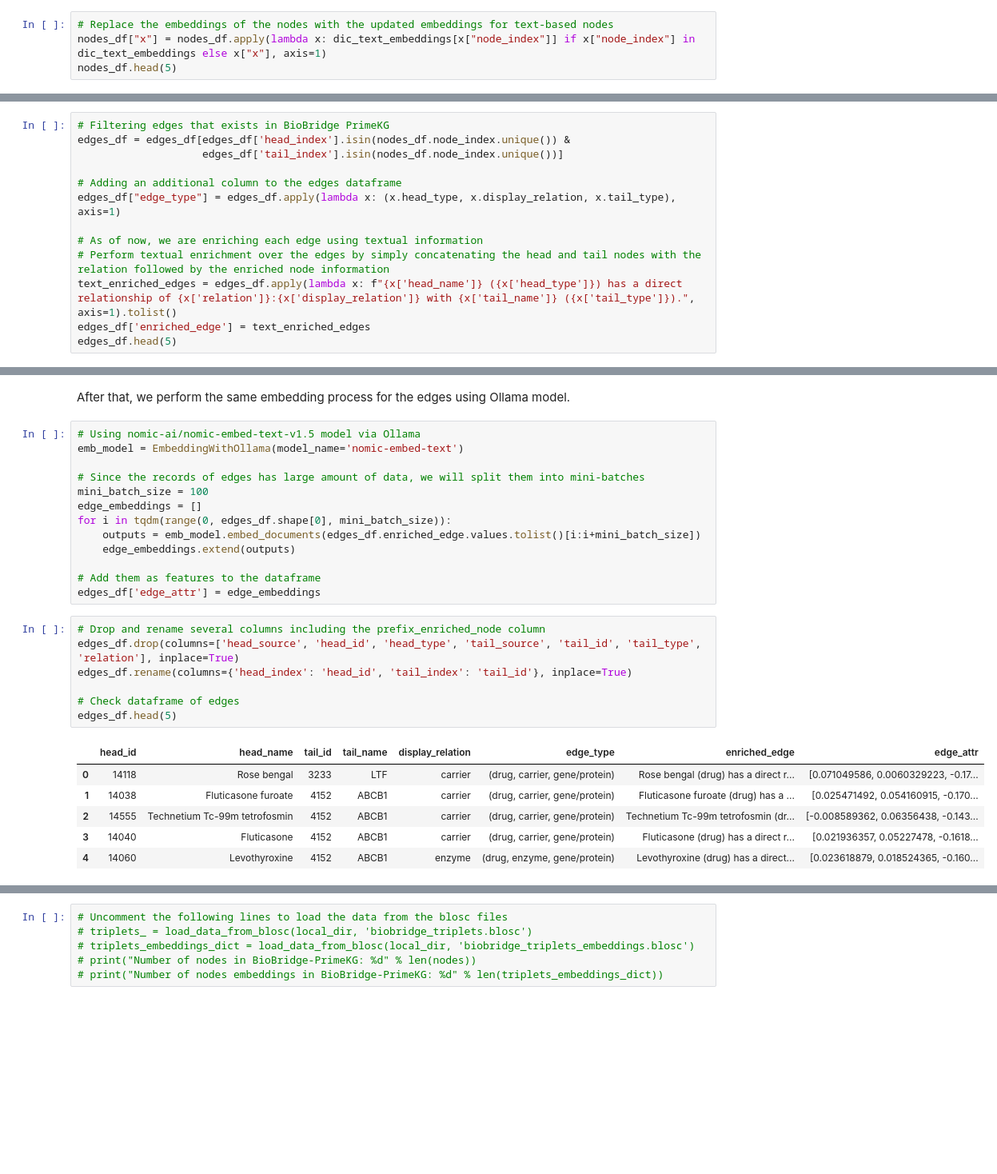
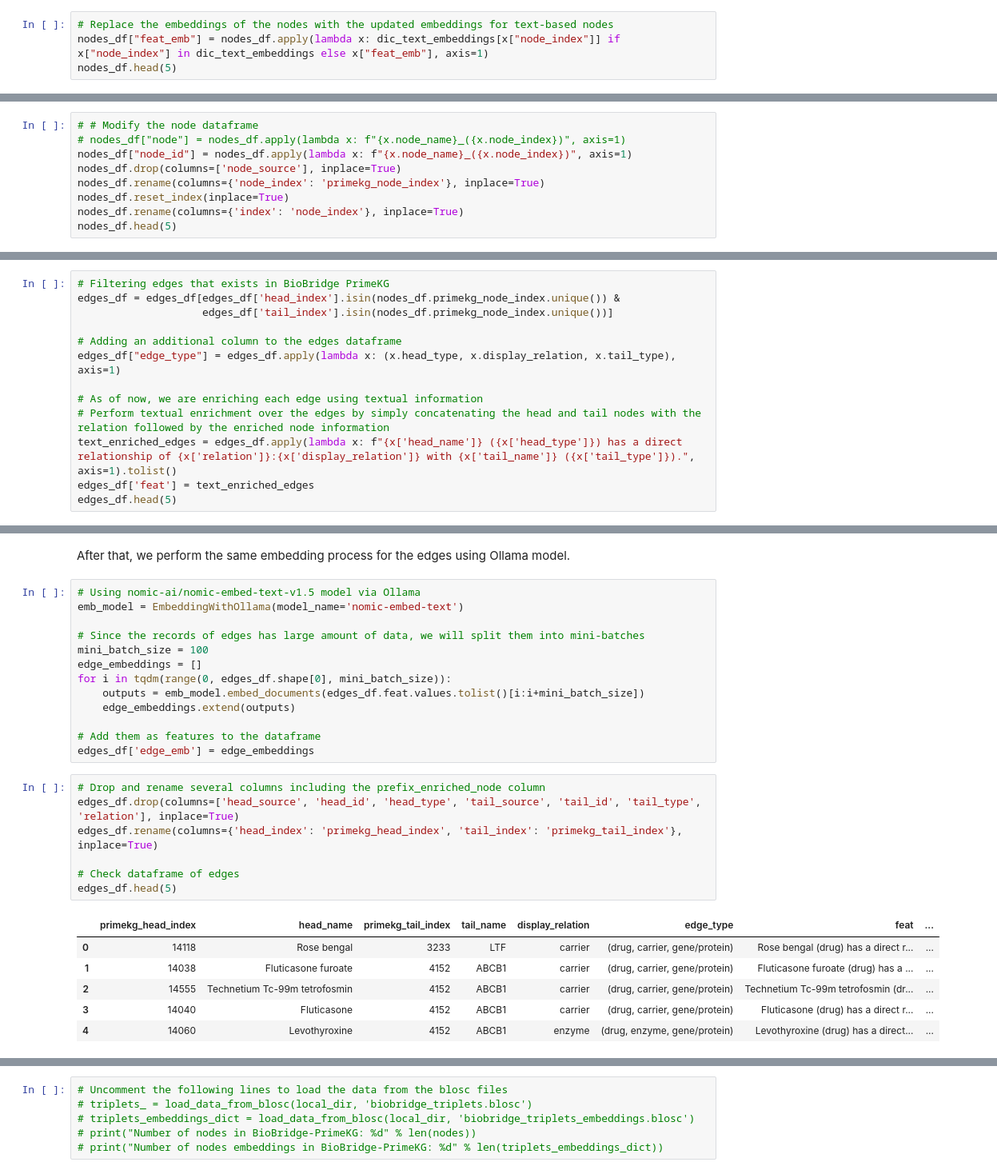
Before and after one commit to VirtualPatientEngine/AIAgents4Pharma, a Jupyter notebook: docs/notebooks/talk2knowledgegraphs/tutorial_biobridge_ibd_multimodal.ipynb, the cells around one changed output, grey strips where cells are left out. Shown at 80% size. Drawn from its saved outputs; the diff is of its cells as text; blank space fills up the shorter version.

```diff
--- a/docs/notebooks/talk2knowledgegraphs/tutorial_biobridge_ibd_multimodal.ipynb
+++ b/docs/notebooks/talk2knowledgegraphs/tutorial_biobridge_ibd_multimodal.ipynb
@@ -270,6 +275,6 @@ dic_text_embeddings = dict(zip(text_node_indexes, text_node_embeddings))
 # dic_text_embeddings
 # %%
 # Replace the embeddings of the nodes with the updated embeddings for text-based nodes
-nodes_df["x"] = nodes_df.apply(lambda x: dic_text_embeddings[x["node_index"]] if x["node_index"] in dic_text_embeddings else x["x"], axis=1)
+nodes_df["feat_emb"] = nodes_df.apply(lambda x: dic_text_embeddings[x["node_index"]] if x["node_index"] in dic_text_embeddings else x["feat_emb"], axis=1)
 nodes_df.head(5)
 # %% [output]
@@ -342,3 +341,12 @@ Data is successfully stored in ../../../../data/biobridge_primekg/biobridge_node
 # nodes_embeddings_dict_ = load_data_from_blosc(local_dir, 'biobridge_nodes_embeddings.blosc')
 # print("Number of nodes in BioBridge-PrimeKG: %d" % len(nodes_))
 # print("Number of nodes embeddings in BioBridge-PrimeKG: %d" % len(nodes_embeddings_dict_))
+# %%
+# # Modify the node dataframe
+# nodes_df["node"] = nodes_df.apply(lambda x: f"{x.node_name}_({x.node_index})", axis=1)
+nodes_df["node_id"] = nodes_df.apply(lambda x: f"{x.node_name}_({x.node_index})", axis=1)
+nodes_df.drop(columns=['node_source'], inplace=True)
+nodes_df.rename(columns={'node_index': 'primekg_node_index'}, inplace=True)
+nodes_df.reset_index(inplace=True)
+nodes_df.rename(columns={'index': 'node_index'}, inplace=True)
+nodes_df.head(5)
@@ -350,8 +395,8 @@ We will also perform enrichment and embedding for the edges of the BioBridge-Pri
 This time, we just use textual enrichment by using simple concatenation of the head, tail and relation.
 # %%
 # Filtering edges that exists in BioBridge PrimeKG
-edges_df = edges_df[edges_df['head_index'].isin(nodes_df.node_index.unique()) &
-                    edges_df['tail_index'].isin(nodes_df.node_index.unique())]
+edges_df = edges_df[edges_df['head_index'].isin(nodes_df.primekg_node_index.unique()) &
+                    edges_df['tail_index'].isin(nodes_df.primekg_node_index.unique())]
 
 # Adding an additional column to the edges dataframe
 edges_df["edge_type"] = edges_df.apply(lambda x: (x.head_type, x.display_relation, x.tail_type), axis=1)
@@ -359,7 +404,7 @@ edges_df["edge_type"] = edges_df.apply(lambda x: (x.head_type, x.display_relatio
 # As of now, we are enriching each edge using textual information
 # Perform textual enrichment over the edges by simply concatenating the head and tail nodes with the relation followed by the enriched node information
 text_enriched_edges = edges_df.apply(lambda x: f"{x['head_name']} ({x['head_type']}) has a direct relationship of {x['relation']}:{x['display_relation']} with {x['tail_name']} ({x['tail_type']}).", axis=1).tolist()
-edges_df['enriched_edge'] = text_enriched_edges
+edges_df['feat'] = text_enriched_edges
 edges_df.head(5)
 # %% [output]
 |  | head_index | head_name | head_source | head_id | head_type | tail_index | tail_name | tail_source | tail_id | ... |
@@ -402,22 +447,22 @@ emb_model = EmbeddingWithOllama(model_name='nomic-embed-text')
 mini_batch_size = 100
 edge_embeddings = []
 for i in tqdm(range(0, edges_df.shape[0], mini_batch_size)):
-    outputs = emb_model.embed_documents(edges_df.enriched_edge.values.tolist()[i:i+mini_batch_size])
+    outputs = emb_model.embed_documents(edges_df.feat.values.tolist()[i:i+mini_batch_size])
     edge_embeddings.extend(outputs)
 
 # Add them as features to the dataframe
-edges_df['edge_attr'] = edge_embeddings
+edges_df['edge_emb'] = edge_embeddings
 # %%
 # Drop and rename several columns including the prefix_enriched_node column
 edges_df.drop(columns=['head_source', 'head_id', 'head_type', 'tail_source', 'tail_id', 'tail_type', 'relation'], inplace=True)
-edges_df.rename(columns={'head_index': 'head_id', 'tail_index': 'tail_id'}, inplace=True)
+edges_df.rename(columns={'head_index': 'primekg_head_index', 'tail_index': 'primekg_tail_index'}, inplace=True)
 
 # Check dataframe of edges
 edges_df.head(5)
 # %% [output]
-|  | head_id | head_name | tail_id | tail_name | display_relation | edge_type | enriched_edge | edge_attr |
-| 0 | 14118 | Rose bengal | 3233 | LTF | carrier | (drug, carrier, gene/protein) | Rose bengal (drug) has a direct r... | [0.071049586, 0.0060329223, -0.17... |
-| 1 | 14038 | Fluticasone furoate | 4152 | ABCB1 | carrier | (drug, carrier, gene/protein) | Fluticasone furoate (drug) has a ... | [0.025471492, 0.054160915, -0.170... |
-| 2 | 14555 | Technetium Tc-99m tetrofosmin | 4152 | ABCB1 | carrier | (drug, carrier, gene/protein) | Technetium Tc-99m tetrofosmin (dr... | [-0.008589362, 0.06356438, -0.143... |
-| 3 | 14040 | Fluticasone | 4152 | ABCB1 | carrier | (drug, carrier, gene/protein) | Fluticasone (drug) has a direct r... | [0.021936357, 0.05227478, -0.1618... |
-| 4 | 14060 | Levothyroxine | 4152 | ABCB1 | enzyme | (drug, enzyme, gene/protein) | Levothyroxine (drug) has a direct... | [0.023618879, 0.018524365, -0.160... |
+|  | primekg_head_index | head_name | primekg_tail_index | tail_name | display_relation | edge_type | feat | ... |
+| 0 | 14118 | Rose bengal | 3233 | LTF | carrier | (drug, carrier, gene/protein) | Rose bengal (drug) has a direct r... | ... |
+| 1 | 14038 | Fluticasone furoate | 4152 | ABCB1 | carrier | (drug, carrier, gene/protein) | Fluticasone furoate (drug) has a ... | ... |
+| 2 | 14555 | Technetium Tc-99m tetrofosmin | 4152 | ABCB1 | carrier | (drug, carrier, gene/protein) | Technetium Tc-99m tetrofosmin (dr... | ... |
+| 3 | 14040 | Fluticasone | 4152 | ABCB1 | carrier | (drug, carrier, gene/protein) | Fluticasone (drug) has a direct r... | ... |
+| 4 | 14060 | Levothyroxine | 4152 | ABCB1 | enzyme | (drug, enzyme, gene/protein) | Levothyroxine (drug) has a direct... | ... |
```
Also changed, not shown: parts of 27 cells of this notebook, 21 other files.
